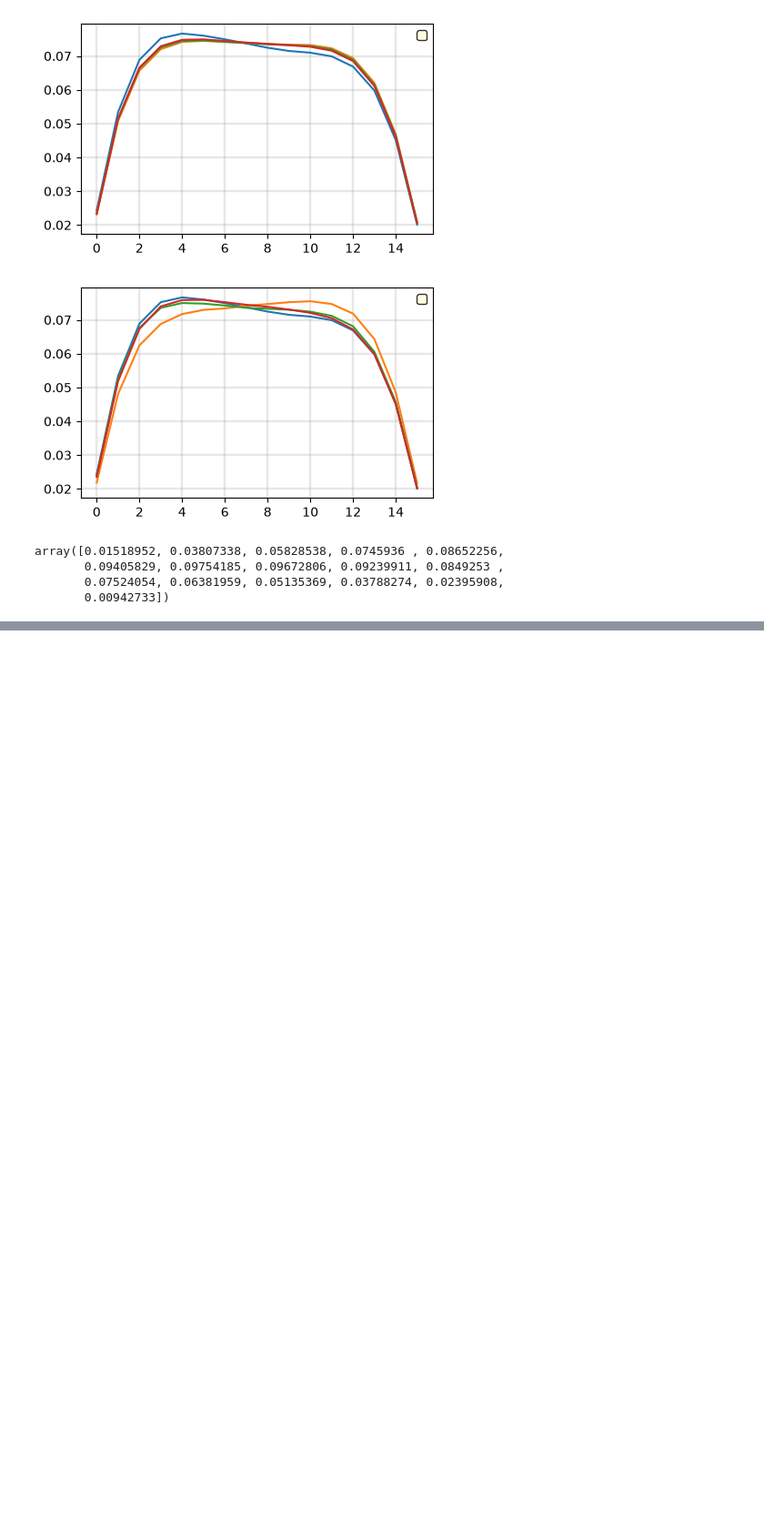
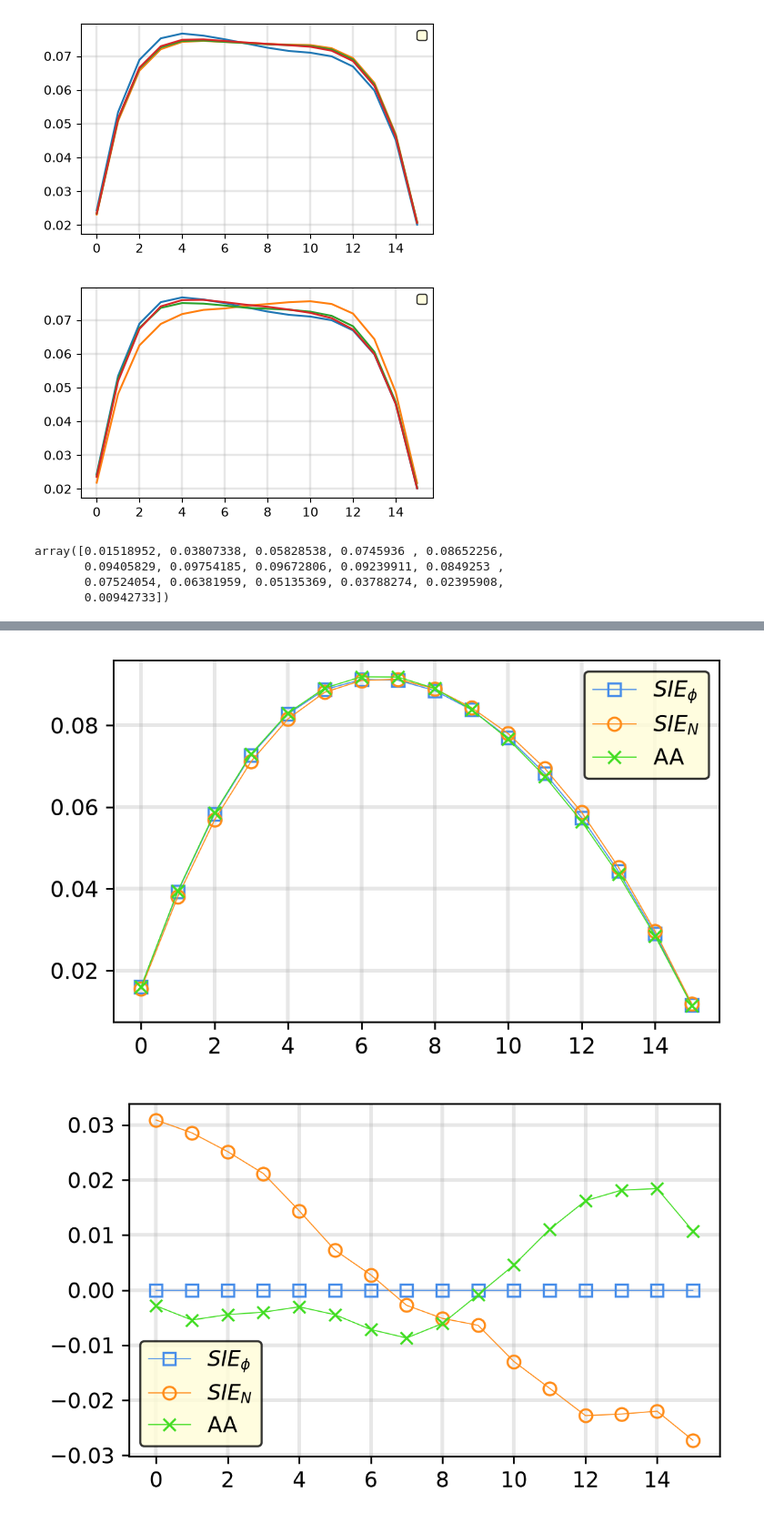
Before and after one commit to jfaulkner31/MonteCarloXenon, a Jupyter notebook: CustomSchemesAnalysis/SIE_Scheme/analysis.ipynb, the cells around one changed output, grey strips where cells are left out. Shown at 91% size. Drawn from its saved outputs; the diff is of its cells as text; code cells hidden in the pictures; blank space fills up the shorter version.

```diff
--- a/CustomSchemesAnalysis/SIE_Scheme/analysis.ipynb
+++ b/CustomSchemesAnalysis/SIE_Scheme/analysis.ipynb
@@ -55,0 +72,37 @@ array([0.05409908, 0.04836071, 0.05009783, 0.05188422, 0.04588718,
+# %%
+from CustomSchemes.AA import Anderson as Anderson
+from CustomSchemes.SIE import SIE as SIE
+import matplotlib.pyplot as plt
+from CustomSchemes.Colors import Colors
+from CustomSchemes.Colors import nice_grid, nice_legend
+import numpy as np
+clrs = Colors.colors2()
+aa = Anderson().get_from_pkl('aa2_i4_t3.pkl')
+flux = SIE().get_from_pkl('FLUX.pkl')
+nuclide = SIE().get_from_pkl('NUCLIDE.pkl')
+# %%
+def difference(x, ref) -> np.ndarray:
+  return np.array([1-x[idx]/ref[idx] for idx in range(len(ref))])
+
+time = 0.5
+plt.figure(figsize=(5,3), dpi=250)
+plt.plot(flux.x[time][-1], 's-', markerfacecolor='none', color=clrs[0], label=r'$SIE_{\phi}$', lw=0.5)
+plt.plot(nuclide.x[time][-1], 'o-', markerfacecolor='none', color=clrs[1], label='$SIE_{N}$', lw=0.5)
+plt.plot(aa.x[time][-1], 'x-', markerfacecolor='none', color=clrs[2], label='AA', lw=0.5)
+nice_legend()
+nice_grid()
+
+time = 0.5
+ref = flux.x[time][-1]
+aa_x = aa.x[time][-1]
+nuc_x = nuclide.x[time][-1]
+
+plt.figure(figsize=(5,3), dpi=250)
+plt.plot(difference(ref, ref), 's-', markerfacecolor='none', color=clrs[0], label=r'$SIE_{\phi}$', lw=0.5)
+plt.plot(difference(nuc_x, ref), 'o-', markerfacecolor='none', color=clrs[1], label='$SIE_{N}$', lw=0.5)
+plt.plot(difference(aa_x, ref), 'x-', markerfacecolor='none', color=clrs[2], label='AA', lw=0.5)
+nice_legend()
+nice_grid()
+# %% [output]
+[figure, added]
+[figure, added]
```
Also changed, not shown: parts of 8 cells of this notebook, 4 other files.
